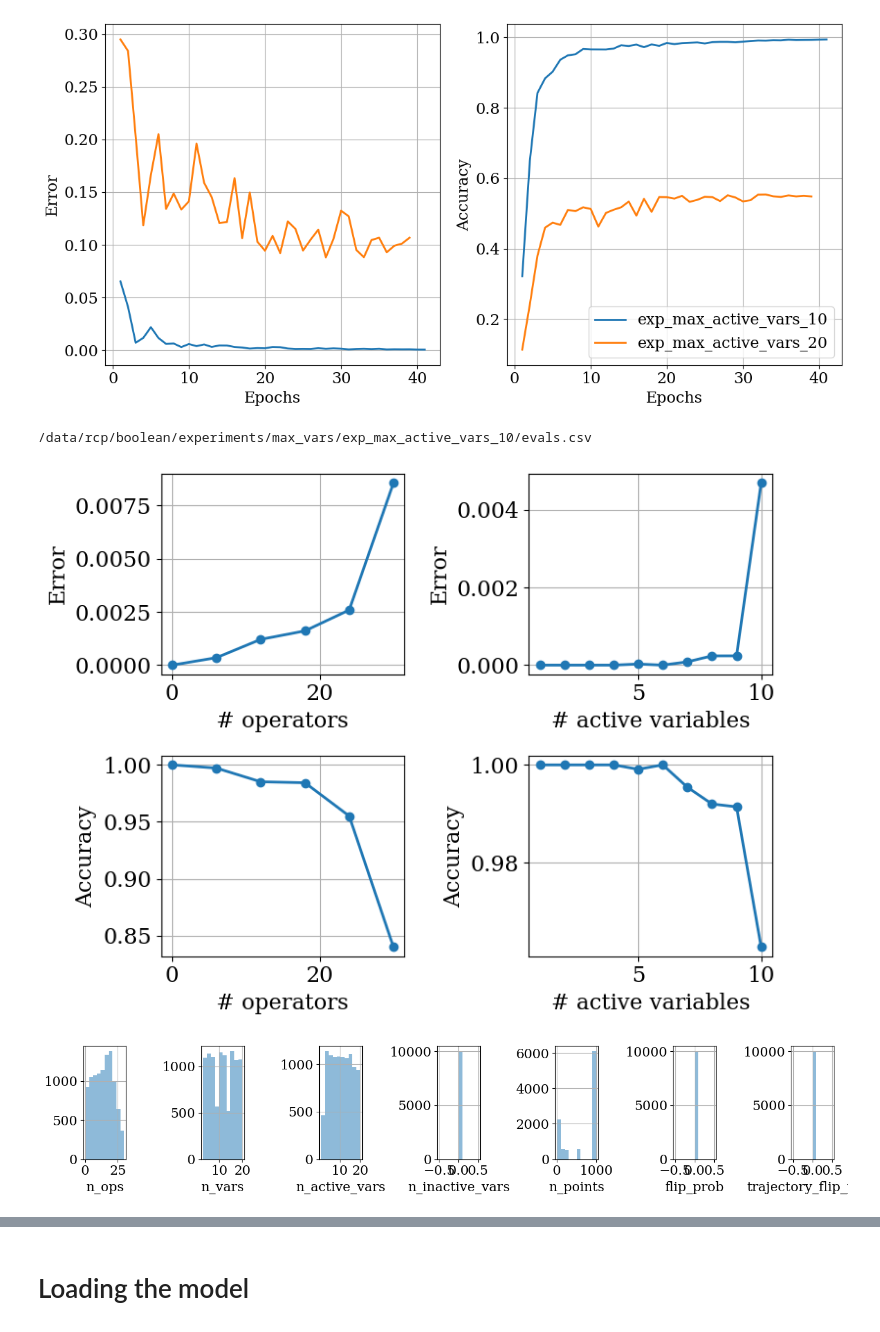
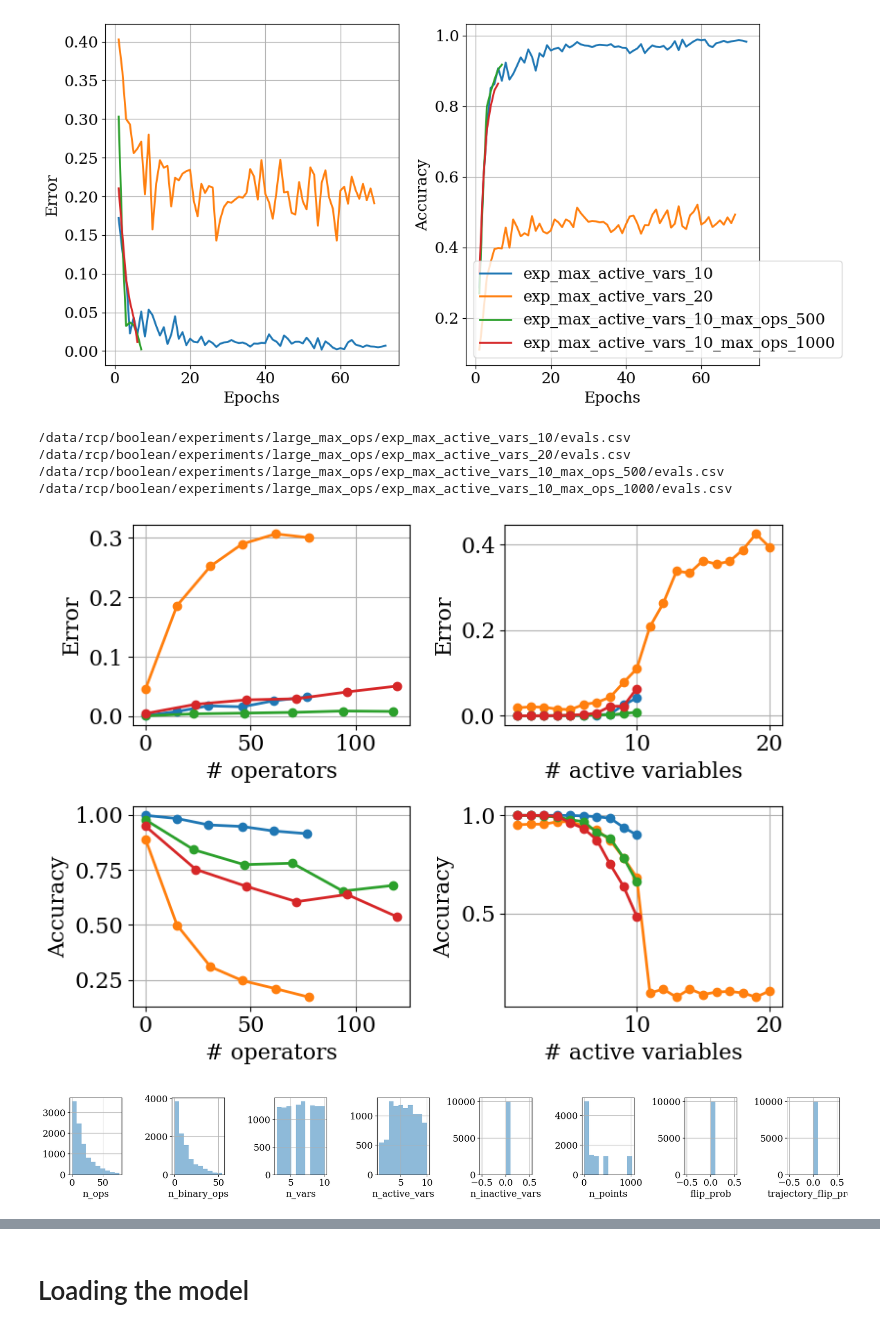
Before and after one commit to sdascoli/boolformer, a Jupyter notebook: notebooks/tests.ipynb, the cells around one changed output, grey strips where cells are left out. Saved outputs shown, nothing was run; the diff lists cells and outputs as text; code cells hidden in the pictures.

```diff
--- a/notebooks/tests.ipynb
+++ b/notebooks/tests.ipynb
@@ -46,9 +46,9 @@ paths = [
     #"bnet"
     #"bnet_morepoints"
     #"bnet_traj"
-    "max_vars"
+    #"max_vars"
     #"bnet_hard"
-    #"large_max_ops"
+    "large_max_ops"
        ]
 
 
@@ -136,7 +138,7 @@ plt.tight_layout()
 #plt.savefig(savedir+'simplification_loss_{}.pdf'.format('float' if args.float_sequences else 'int'))
 plt.show()
 # %% [output]
-[figure, old version]
+[figure, new version]
 # %%
 if selected_runs[0]['args'].max_flip_prob>0:
     regime = 'noisy'
@@ -163,7 +165,7 @@ metrics = {'test_error':'Error', 'acc':'Accuracy'}
 ablation2 = None#'info_n_active_vars' if regime=='noisy' else None
 fig, axarr = plt.subplots(len(metrics), len(ablations), figsize=(4*len(ablations),3*len(metrics)))
 
-for run in selected_runs[:1]:
+for run in selected_runs[:]:
     args = run['args']
     print(args.output_dir/'evals.csv')
     try: df = pd.read_csv(args.output_dir/'evals.csv')
@@ -209,21 +211,24 @@ plt.tight_layout()
 #plt.savefig(savedir+f'error_acc_{regime}.pdf')
 plt.show()
 # %% [output]
-/data/rcp/boolean/experiments/max_vars/exp_max_active_vars_10/evals.csv
+/data/rcp/boolean/experiments/large_max_ops/exp_max_active_vars_10/evals.csv
+/data/rcp/boolean/experiments/large_max_ops/exp_max_active_vars_20/evals.csv
+/data/rcp/boolean/experiments/large_max_ops/exp_max_active_vars_10_max_ops_500/evals.csv
+/data/rcp/boolean/experiments/large_max_ops/exp_max_active_vars_10_max_ops_1000/evals.csv
-[figure, old version]
+[figure, new version]
 # %%
 # plot r2_zero vs info_n_points
-run = runs[1]
+run = runs[0]
 args = run['args']
 df = pd.read_csv(args.output_dir/'evals.csv')
 info_columns = [col for col in df.columns if col.startswith('info_')]
-fig, axarr = plt.subplots(1, len(info_columns), figsize=(14,3))
+fig, axarr = plt.subplots(1, len(info_columns), figsize=(20,3))
 # plot histograms for all info columns
 for i, col in enumerate(info_columns):
     df[col].hist(ax=axarr[i], alpha=0.5, label=col)
     axarr[i].set_xlabel("_".join(col.split('_')[1:]))
 plt.tight_layout()
 plt.show()
 # %% [output]
-[figure, old version]
+[figure, new version]
 # %%
```
Also changed, not shown: parts of 9 cells of this notebook, 6 other files.
